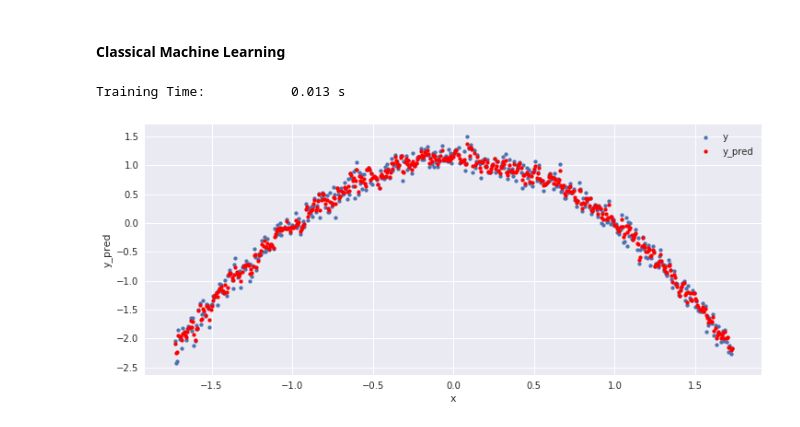
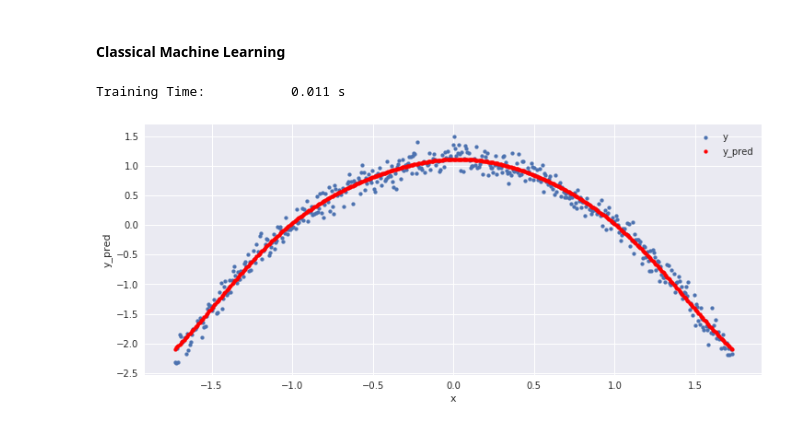
Before and after one commit to angelmtenor/data-science-keras, a Jupyter notebook: ztest.ipynb, the cells around one changed output. Saved outputs shown, nothing was run; the diff lists cells and outputs as text; code cells hidden in the pictures.

```diff
--- a/ztest.ipynb
+++ b/ztest.ipynb
@@ -148,26 +148,26 @@ Training Time:           0.087 s
 # %% [markdown]
 #### Classical Machine Learning
 # %%
-from sklearn.ensemble import RandomForestRegressor
+from sklearn.svm import SVR
 
 reg=None
-reg = RandomForestRegressor()
+reg = SVR(C=1)
 
 t0 = time()
 
 reg.fit(x_train, y_train[:, 0])
 
 print("Training Time:  \t {:.3f} s".format(time() - t0 ))
 
 
 train_time = time() - t0
 y_pred = reg.predict(x_test)
 
 df_pred3 = data.copy()
 df_pred3['y_pred'] = y_pred
 
 ax = df_pred3.plot.scatter('x', 'y', figsize=(12, 5), s=15, label='y')
 df_pred3.plot.scatter('x', 'y_pred', ax=ax, c='r', s=15, label='y_pred');
 # %% [output]
-Training Time:           0.013 s
+Training Time:           0.011 s
-[figure, old version]
+[figure, new version]
```
Also changed, not shown: parts of 6 cells of this notebook.
